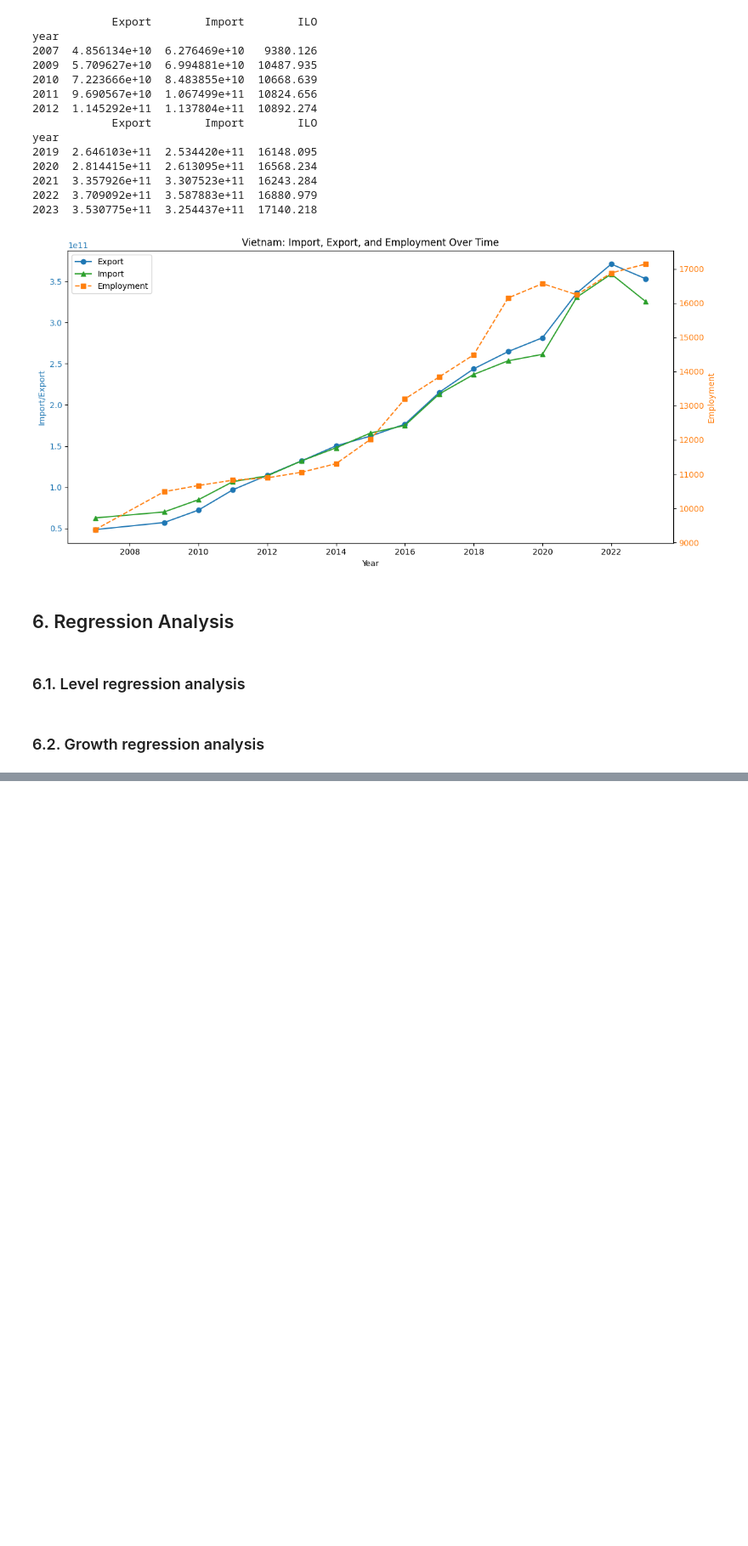
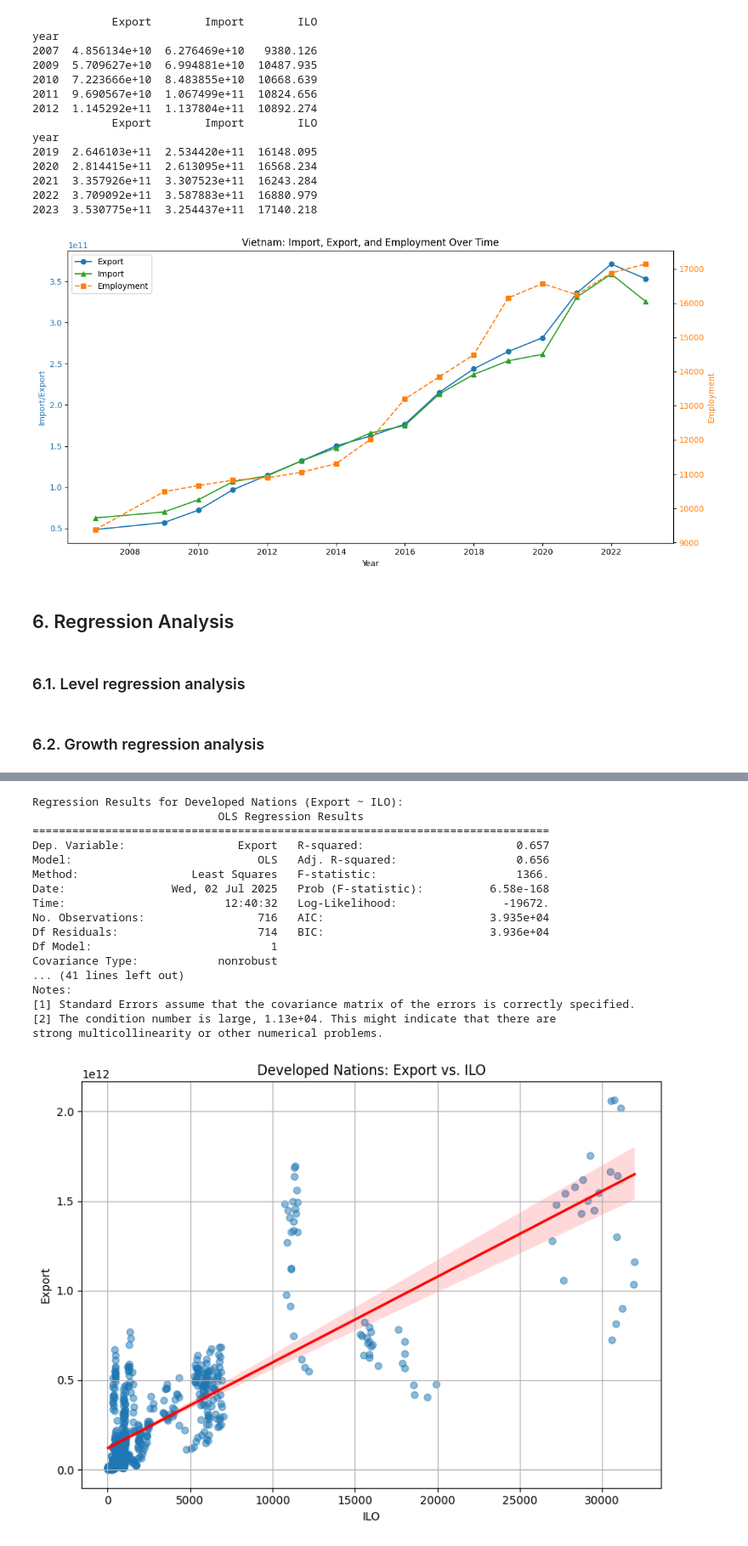
Before and after one commit to Graspp-25-Spring/graspp-25S-trade, a Jupyter notebook: notebooks/final_white_paper.ipynb, the cells around one changed output, grey strips where cells are left out. Shown at 85% size. Drawn from its saved outputs; the diff is of its cells as text; code cells hidden in the pictures; blank space fills up the shorter version.

```diff
--- a/notebooks/final_white_paper.ipynb
+++ b/notebooks/final_white_paper.ipynb
@@ -475,0 +522,18 @@ plt.show()
+# %%
+# Define commonly accepted developed countries by ISO alpha-3 codes (based on OECD, World Bank etc.)
+developed_countries = {
+    'USA', 'CAN', 'GBR', 'FRA', 'DEU', 'JPN', 'ITA', 'AUS', 'KOR', 'ESP', 'NLD', 'CHE', 'SWE', 'NOR', 'DNK',
+    'FIN', 'ISL', 'AUT', 'BEL', 'IRL', 'NZL', 'SGP', 'LUX', 'PRT', 'GRC', 'SVN', 'SVK', 'CZE', 'EST', 'LVA', 'LTU',
+    'ISR', 'HKG'
+}
+
+# Assign each country to 'Developed' or 'Developing'
+df['country_class'] = df['country'].apply(lambda x: 'Developed' if x in developed_countries else 'Developing')
+
+# Move 'country_class' column next to 'country_name'
+cols = df.columns.tolist()
+cols.insert(country_idx + 2, cols.pop(cols.index('country_class')))
+df = df[cols]
+
+# Preview the result
+df.head()
@@ -475,0 +607,59 @@ plt.show()
+# %%
+import matplotlib.pyplot as plt
+import seaborn as sns
+import statsmodels.formula.api as smf
+
+# Filter for developed nations and drop NA values
+df_dev = df[df['country_class'] == 'Developed'].dropna(subset=['Export', 'ILO'])
+
+# Filter for developing nations and drop NA values
+df_deving = df[df['country_class'] == 'Developing'].dropna(subset=['Export', 'ILO'])
+
+# Run regression for developed nations
+model_dev = smf.ols('Export ~ ILO', data=df_dev).fit()
+print("Regression Results for Developed Nations (Export ~ ILO):")
+print(model_dev.summary())
+
+# Run regression for developing nations
+model_deving = smf.ols('Export ~ ILO', data=df_deving).fit()
+print("\nRegression Results for Developing Nations (Export ~ ILO):")
+print(model_deving.summary())
+
+# Plot for Developed Nations
+plt.figure(figsize=(8, 6))
+sns.regplot(data=df_dev, x='ILO', y='Export', scatter_kws={'alpha': 0.5}, line_kws={"color": "red"})
+plt.title('Developed Nations: Export vs. ILO')
+plt.xlabel('ILO')
+plt.ylabel('Export')
+plt.grid(True)
+plt.tight_layout()
+plt.show()
+
+# Plot for Developing Nations
+plt.figure(figsize=(8, 6))
+sns.regplot(data=df_deving, x='ILO', y='Export', scatter_kws={'alpha': 0.5}, line_kws={"color": "blue"})
+plt.title('Developing Nations: Export vs. ILO')
+plt.xlabel('ILO')
+plt.ylabel('Export')
+plt.grid(True)
+plt.tight_layout()
+plt.show()
+# %% [output]
+Regression Results for Developed Nations (Export ~ ILO):
+                            OLS Regression Results
+==============================================================================
+Dep. Variable:                 Export   R-squared:                       0.657
+Model:                            OLS   Adj. R-squared:                  0.656
+Method:                 Least Squares   F-statistic:                     1366.
+Date:                Wed, 02 Jul 2025   Prob (F-statistic):          6.58e-168
+Time:                        12:40:32   Log-Likelihood:                -19672.
+No. Observations:                 716   AIC:                         3.935e+04
+Df Residuals:                     714   BIC:                         3.936e+04
+Df Model:                           1
+Covariance Type:            nonrobust
+... (41 lines left out)
+Notes:
+[1] Standard Errors assume that the covariance matrix of the errors is correctly specified.
+[2] The condition number is large, 1.13e+04. This might indicate that there are
+strong multicollinearity or other numerical problems.
+[figure, added]
```
Also changed, not shown: parts of 9 cells of this notebook.
